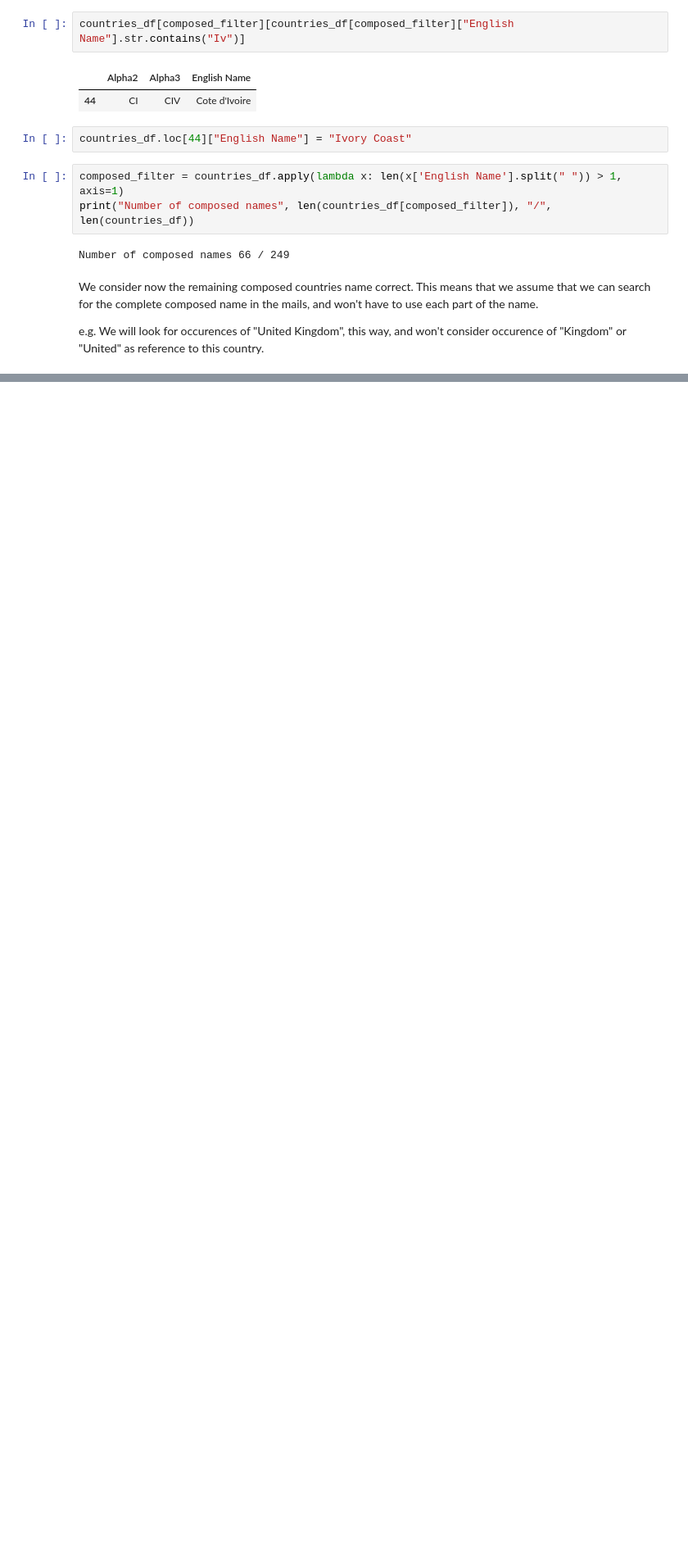
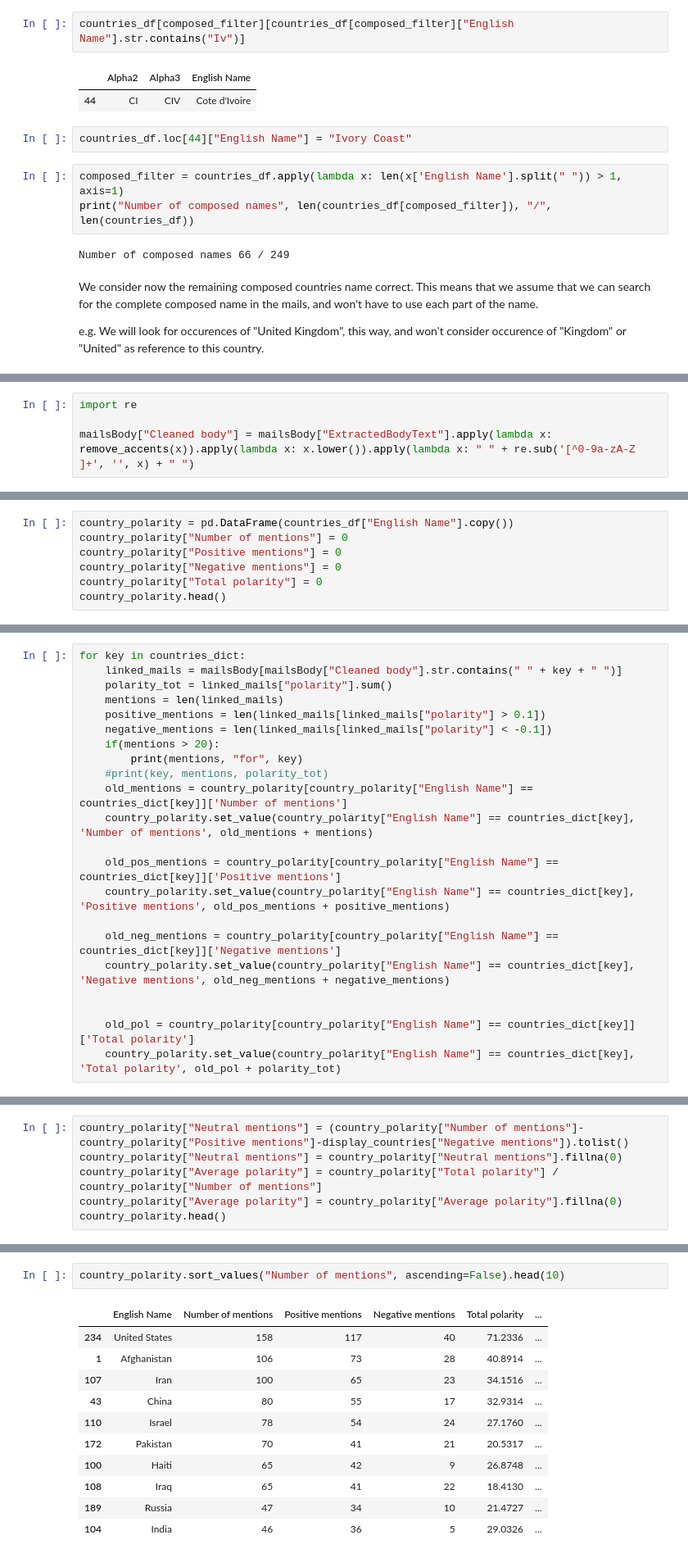
Before and after one commit to nathanquinteiro/ADA-Homework, a Jupyter notebook: 05 - Taming Text/Sentiments.ipynb, the cells around one changed output, grey strips where cells are left out. Shown: that part at 82% size. Saved outputs shown, nothing was run; the diff lists cells and outputs as text; blank space fills up the shorter version.

```diff
--- a/05 - Taming Text/Sentiments.ipynb
+++ b/05 - Taming Text/Sentiments.ipynb
@@ -409,0 +521,4 @@ countries_dict["Russian Governement"] = "Russia"
+# %%
+import re
+
+mailsBody["Cleaned body"] = mailsBody["ExtractedBodyText"].apply(lambda x: remove_accents(x)).apply(lambda x: x.lower()).apply(lambda x: " " + re.sub('[^0-9a-zA-Z ]+', '', x) + " ")
@@ -409,0 +536,7 @@ countries_dict["Russian Governement"] = "Russia"
+# %%
+country_polarity = pd.DataFrame(countries_df["English Name"].copy())
+country_polarity["Number of mentions"] = 0
+country_polarity["Positive mentions"] = 0
+country_polarity["Negative mentions"] = 0
+country_polarity["Total polarity"] = 0
+country_polarity.head()
@@ -409,0 +554,22 @@ countries_dict["Russian Governement"] = "Russia"
+# %%
+for key in countries_dict:
+    linked_mails = mailsBody[mailsBody["Cleaned body"].str.contains(" " + key + " ")]
+    polarity_tot = linked_mails["polarity"].sum()
+    mentions = len(linked_mails)
+    positive_mentions = len(linked_mails[linked_mails["polarity"] > 0.1])
+    negative_mentions = len(linked_mails[linked_mails["polarity"] < -0.1])
+    if(mentions > 20):
+        print(mentions, "for", key)
+    #print(key, mentions, polarity_tot)
+    old_mentions = country_polarity[country_polarity["English Name"] == countries_dict[key]]['Number of mentions']
+    country_polarity.set_value(country_polarity["English Name"] == countries_dict[key], 'Number of mentions', old_mentions + mentions)
+
+    old_pos_mentions = country_polarity[country_polarity["English Name"] == countries_dict[key]]['Positive mentions']
+    country_polarity.set_value(country_polarity["English Name"] == countries_dict[key], 'Positive mentions', old_pos_mentions + positive_mentions)
+
+    old_neg_mentions = country_polarity[country_polarity["English Name"] == countries_dict[key]]['Negative mentions']
+    country_polarity.set_value(country_polarity["English Name"] == countries_dict[key], 'Negative mentions', old_neg_mentions + negative_mentions)
+
+
+    old_pol = country_polarity[country_polarity["English Name"] == countries_dict[key]]['Total polarity']
+    country_polarity.set_value(country_polarity["English Name"] == countries_dict[key], 'Total polarity', old_pol + polarity_tot)
@@ -409,0 +598,6 @@ countries_dict["Russian Governement"] = "Russia"
+# %%
+country_polarity["Neutral mentions"] = (country_polarity["Number of mentions"]-country_polarity["Positive mentions"]-display_countries["Negative mentions"]).tolist()
+country_polarity["Neutral mentions"] = country_polarity["Neutral mentions"].fillna(0)
+country_polarity["Average polarity"] = country_polarity["Total polarity"] / country_polarity["Number of mentions"]
+country_polarity["Average polarity"] = country_polarity["Average polarity"].fillna(0)
+country_polarity.head()
@@ -409,0 +613,14 @@ countries_dict["Russian Governement"] = "Russia"
+# %%
+country_polarity.sort_values("Number of mentions", ascending=False).head(10)
+# %% [output]
+|  | English Name | Number of mentions | Positive mentions | Negative mentions | Total polarity | ... |
+| 234 | United States | 158 | 117 | 40 | 71.2336 | ... |
+| 1 | Afghanistan | 106 | 73 | 28 | 40.8914 | ... |
+| 107 | Iran | 100 | 65 | 23 | 34.1516 | ... |
+| 43 | China | 80 | 55 | 17 | 32.9314 | ... |
+| 110 | Israel | 78 | 54 | 24 | 27.1760 | ... |
+| 172 | Pakistan | 70 | 41 | 21 | 20.5317 | ... |
+| 100 | Haiti | 65 | 42 | 9 | 26.8748 | ... |
+| 108 | Iraq | 65 | 41 | 22 | 18.4130 | ... |
+| 189 | Russia | 47 | 34 | 10 | 21.4727 | ... |
+| 104 | India | 46 | 36 | 5 | 29.0326 | ... |
```
Also changed, not shown: parts of 36 cells of this notebook, 5 other files.
